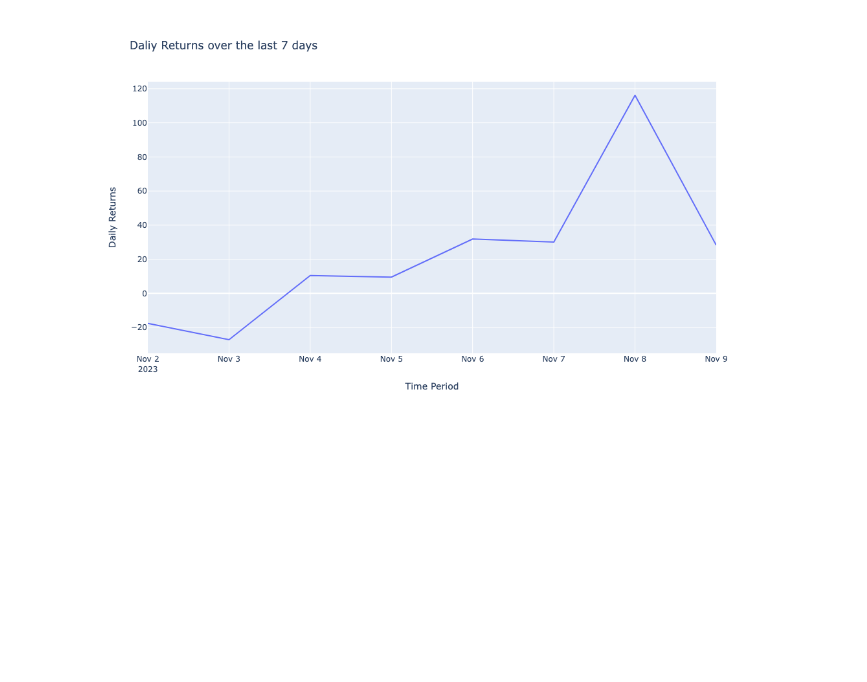
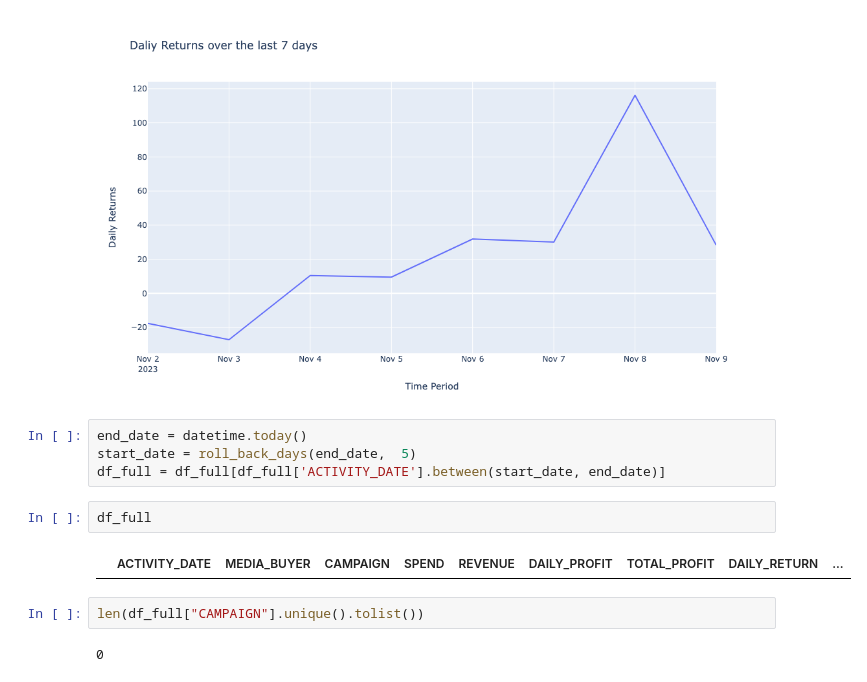
Before and after one commit to Lekewhite01/upwork_projects, a Jupyter notebook: streamlit_app_rick/data_exploration.ipynb, the cells around one changed output. Saved outputs shown, nothing was run; the diff lists cells and outputs as text; blank space fills up the shorter version.

```diff
--- a/streamlit_app_rick/data_exploration.ipynb
+++ b/streamlit_app_rick/data_exploration.ipynb
@@ -146,3 +159,15 @@ fig_freq = px.line(data_frame=df_date,
 fig_freq.update_layout(xaxis_title="Time Period", yaxis_title="Daily Returns",height=600, width=800)
 # %% [output]
 [figure]
+# %%
+end_date = datetime.today()
+start_date = roll_back_days(end_date,  5)
+df_full = df_full[df_full['ACTIVITY_DATE'].between(start_date, end_date)]
+# %%
+df_full
+# %% [output]
+|  | ACTIVITY_DATE | MEDIA_BUYER | CAMPAIGN | SPEND | REVENUE | DAILY_PROFIT | TOTAL_PROFIT | DAILY_RETURN | ... |
+# %%
+len(df_full["CAMPAIGN"].unique().tolist())
+# %% [output]
+0
```
Also changed, not shown: parts of 2 cells of this notebook, 1 other file.
